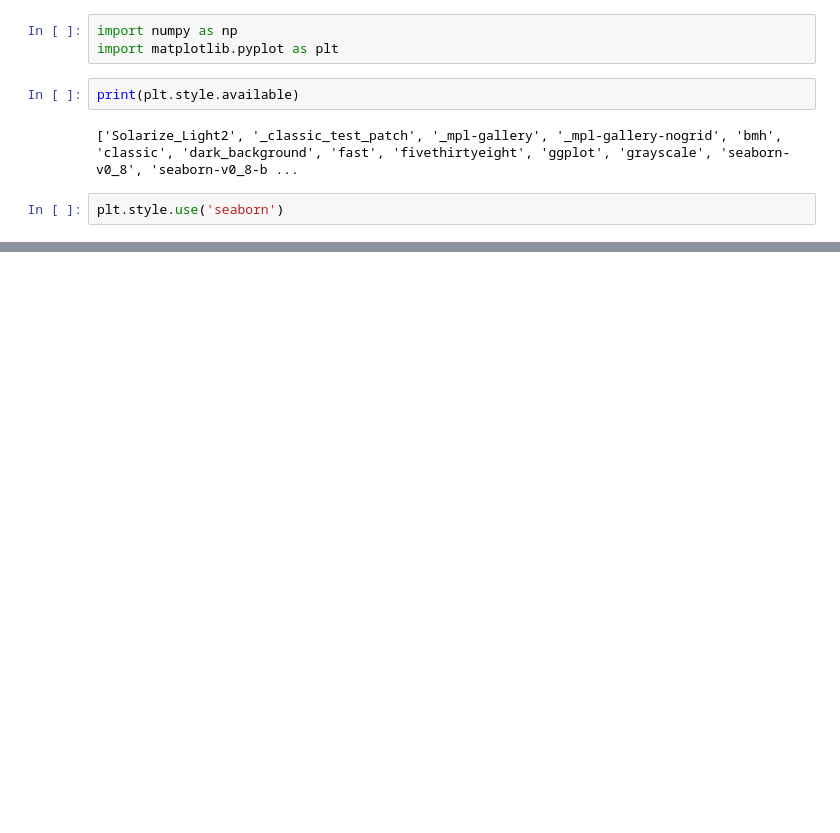
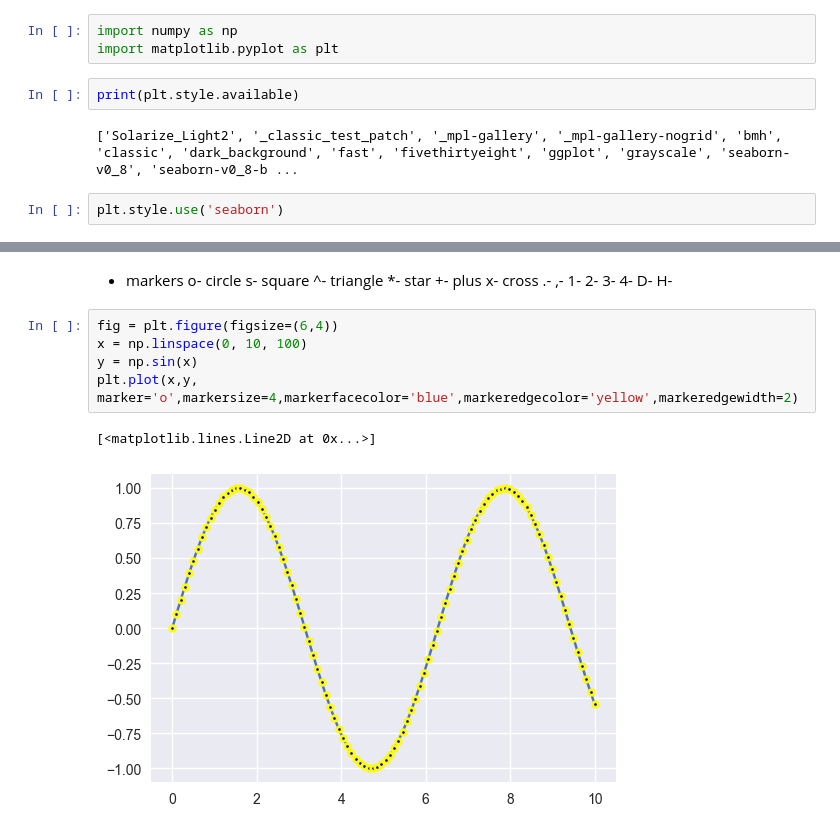
Before and after one commit to Anshpreett/pyt, a Jupyter notebook: visualization.ipynb, the cells around one changed output, grey strips where cells are left out. Cells and saved outputs as stored; diff of their text form; blank space fills up the shorter version.

```diff
--- a/visualization.ipynb
+++ b/visualization.ipynb
@@ -20,0 +35,24 @@ plt.plot(x-y,y-z,z-x)
+# %% [markdown]
+- markers
+    o- circle
+    s- square
+    ^- triangle
+    *- star
+    +- plus
+    x- cross
+    .-
+    ,-
+    1-
+    2-
+    3-
+    4-
+    D-
+    H-
+# %%
+fig = plt.figure(figsize=(6,4))
+x = np.linspace(0, 10, 100)
+y = np.sin(x)
+plt.plot(x,y, marker='o',markersize=4,markerfacecolor='blue',markeredgecolor='yellow',markeredgewidth=2)
+# %% [output]
+[<matplotlib.lines.Line2D at 0x...>]
+[figure, added]
```
Also changed, not shown: parts of 10 cells of this notebook.
